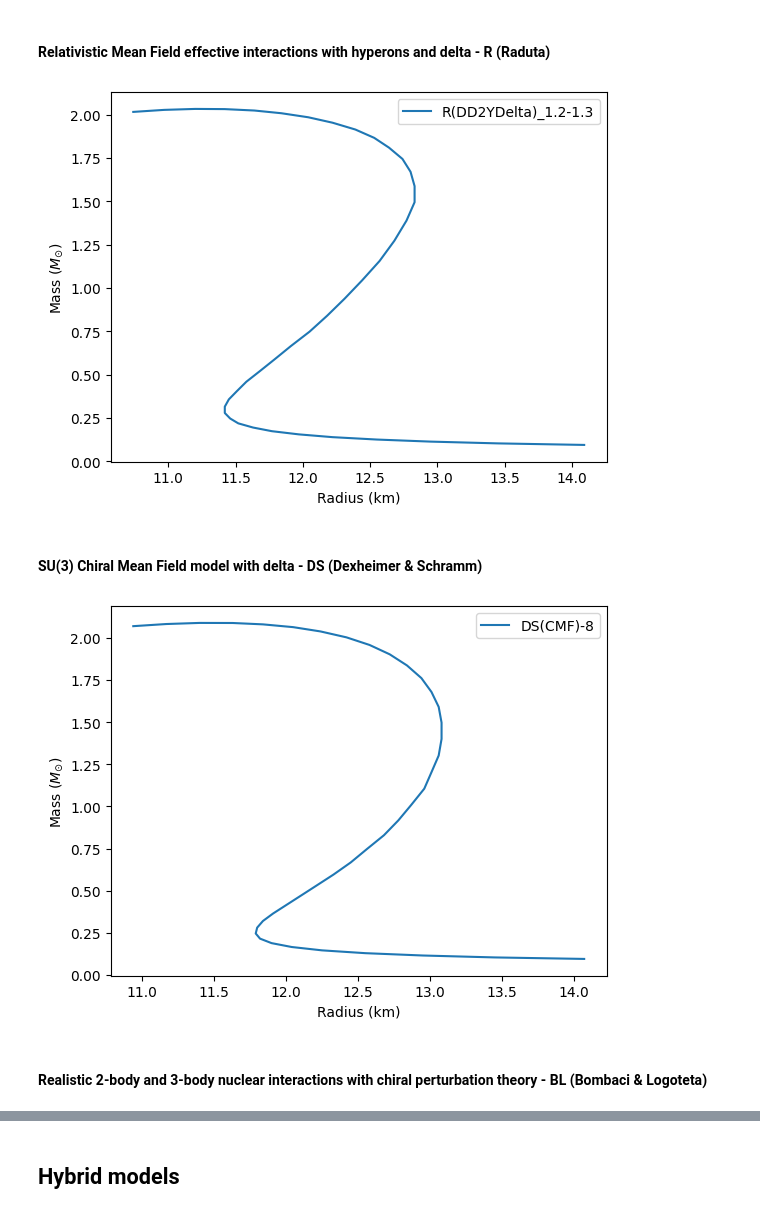
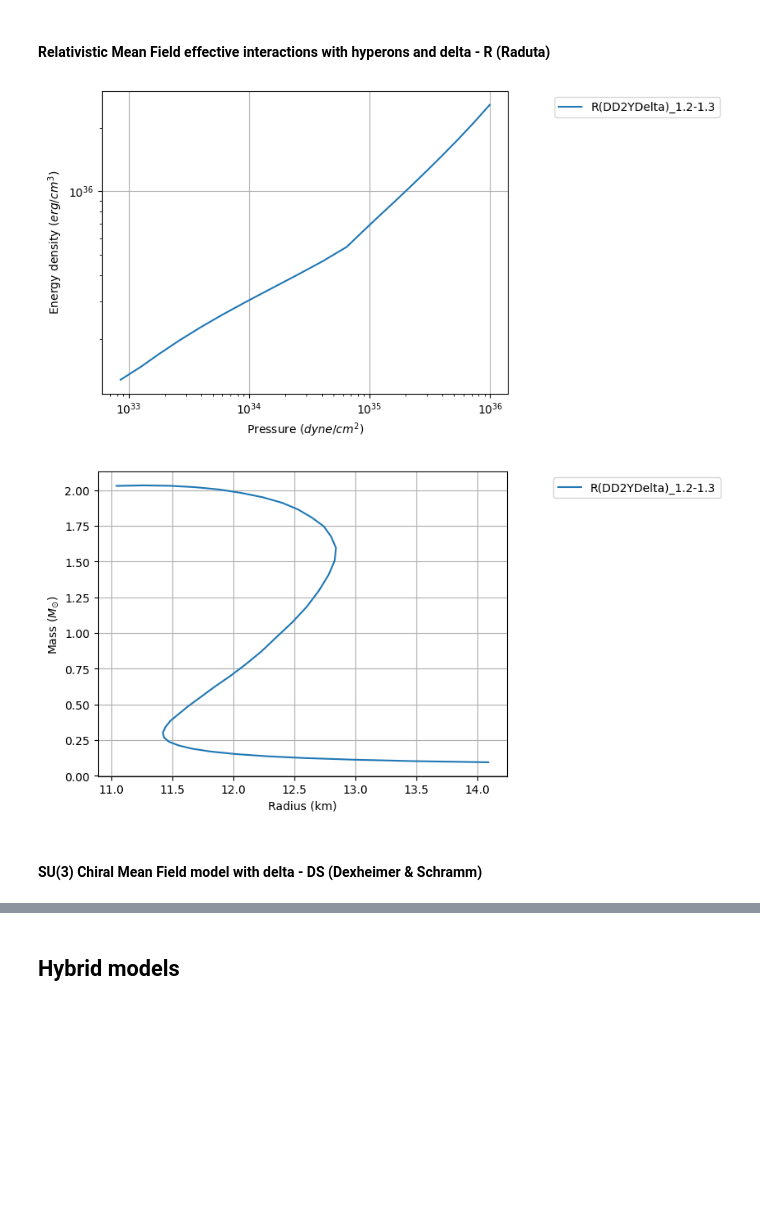
Before and after one commit to PhysicsZandi/NeutronStars, a Jupyter notebook: src/compose_examples.ipynb, the cells around one changed output, grey strips where cells are left out. Drawn from its saved outputs; the diff is of its cells as text; code cells hidden in the pictures; blank space fills up the shorter version.

```diff
--- a/src/compose_examples.ipynb
+++ b/src/compose_examples.ipynb
@@ -28,14 +25,13 @@ all_MvsR_v2(resolution=1e3, n_points=40, folder_initial_letters="delta")
 # %% [markdown]
 #### Relativistic Mean Field effective interactions with hyperons and delta - R (Raduta)
-# %%
-all_MvsR_v2(resolution=1e3, n_points=40, folder_initial_letters="delta", file_initial_letters="R")
-# %% [output]
-[figure, removed]
+# %%
+folder = "delta"
+file = "R"
+
+all_eos(folder_initial_letters=folder, file_initial_letters=file)
+all_MvsR(folder_initial_letters=folder, file_initial_letters=file)
+# %% [output]
+[figure, added]
+[figure, added]
 # %% [markdown]
 #### SU(3) Chiral Mean Field model with delta - DS (Dexheimer & Schramm)
-# %%
-all_MvsR_v2(resolution=1e3, n_points=40, folder_initial_letters="delta", file_initial_letters="DS")
-# %% [output]
-[figure, removed]
-# %% [markdown]
-#### Realistic 2-body and 3-body nuclear interactions with chiral perturbation theory - BL (Bombaci & Logoteta)
```
Also changed, not shown: parts of 62 cells of this notebook, 2 other files.
